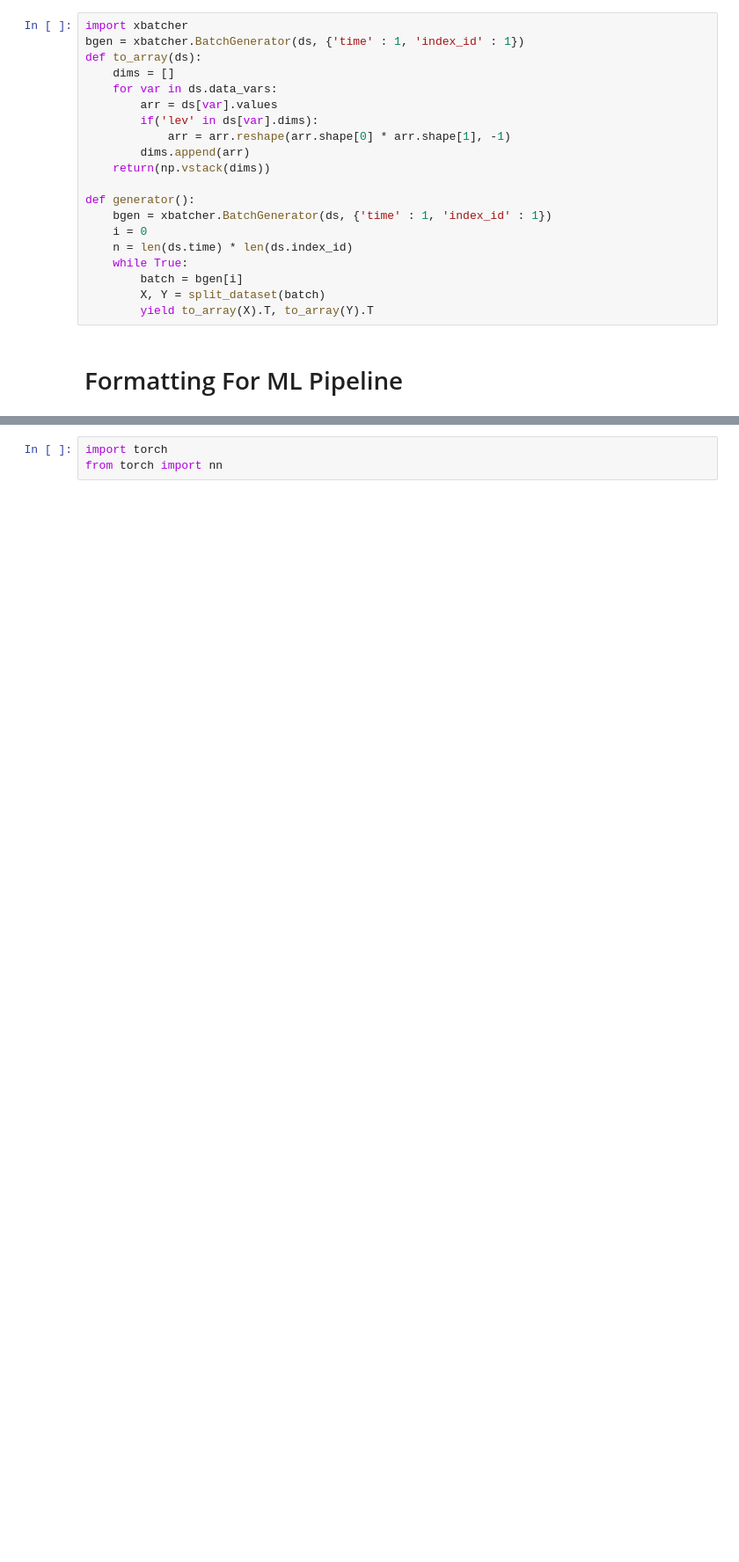
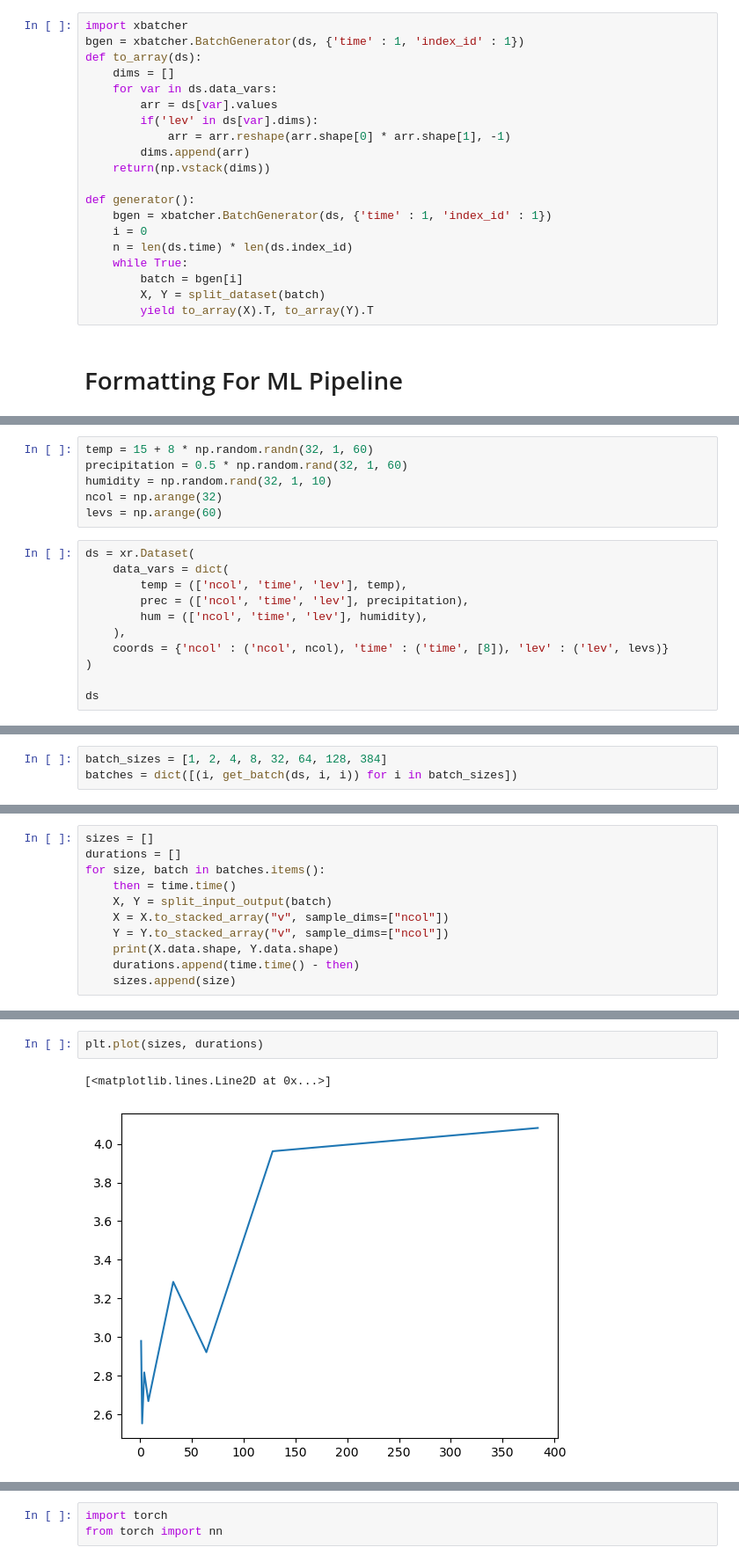
Before and after one commit to SammyAgrawal/modelPipeliningLEAP, a Jupyter notebook: DataProcessing.ipynb, the cells around one changed output, grey strips where cells are left out. Shown at 88% size. Drawn from its saved outputs; the diff is of its cells as text; blank space fills up the shorter version.

```diff
--- a/DataProcessing.ipynb
+++ b/DataProcessing.ipynb
@@ -864,0 +940,17 @@ def generator():
+# %%
+temp = 15 + 8 * np.random.randn(32, 1, 60)
+precipitation = 0.5 * np.random.rand(32, 1, 60)
+humidity = np.random.rand(32, 1, 10)
+ncol = np.arange(32)
+levs = np.arange(60)
+# %%
+ds = xr.Dataset(
+    data_vars = dict(
+        temp = (['ncol', 'time', 'lev'], temp),
+        prec = (['ncol', 'time', 'lev'], precipitation),
+        hum = (['ncol', 'time', 'lev'], humidity),
+    ),
+    coords = {'ncol' : ('ncol', ncol), 'time' : ('time', [8]), 'lev' : ('lev', levs)}
+)
+
+ds
@@ -864,0 +998,3 @@ def generator():
+# %%
+batch_sizes = [1, 2, 4, 8, 32, 64, 128, 384]
+batches = dict([(i, get_batch(ds, i, i)) for i in batch_sizes])
@@ -864,0 +1010,11 @@ def generator():
+# %%
+sizes = []
+durations = []
+for size, batch in batches.items():
+    then = time.time()
+    X, Y = split_input_output(batch)
+    X = X.to_stacked_array("v", sample_dims=["ncol"])
+    Y = Y.to_stacked_array("v", sample_dims=["ncol"])
+    print(X.data.shape, Y.data.shape)
+    durations.append(time.time() - then)
+    sizes.append(size)
@@ -864,0 +1034,5 @@ def generator():
+# %%
+plt.plot(sizes, durations)
+# %% [output]
+[<matplotlib.lines.Line2D at 0x...>]
+[figure, added]
```
Also changed, not shown: parts of 28 cells of this notebook, 2 other files.
